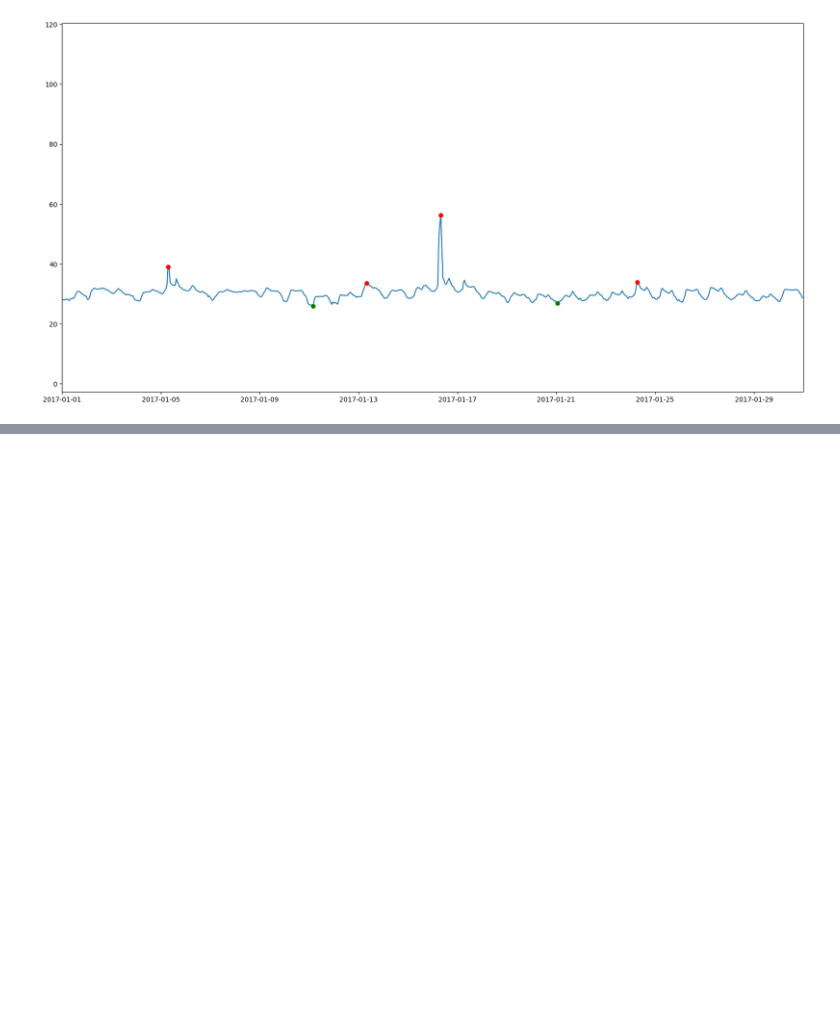
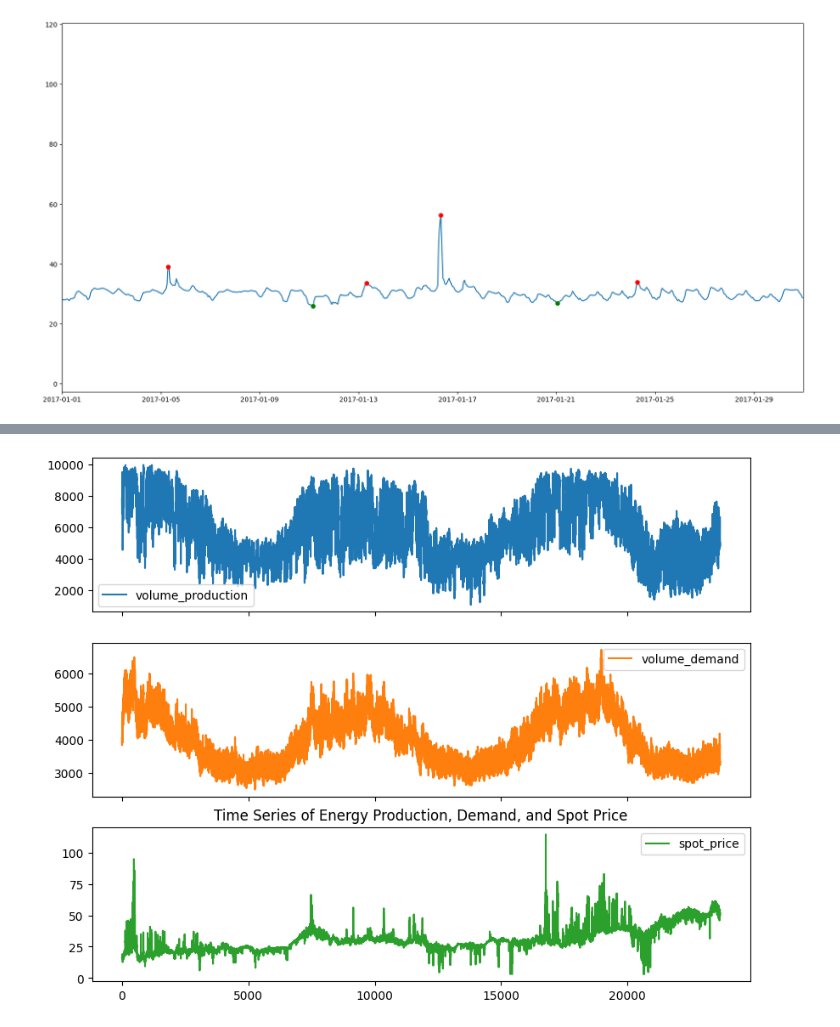
Before and after one commit to CPeti/Spot-price-prediction, a Jupyter notebook: exploration.ipynb, the cells around one changed output, grey strips where cells are left out. Cells and saved outputs as stored; diff of their text form; code cells hidden in the pictures; blank space fills up the shorter version.

```diff
--- a/exploration.ipynb
+++ b/exploration.ipynb
@@ -276,0 +312,6 @@ plt.show()
+# %%
+data[['volume_production', 'volume_demand', 'spot_price']].plot(subplots=True, figsize=(10, 8))
+plt.title('Time Series of Energy Production, Demand, and Spot Price')
+plt.show()
+# %% [output]
+[figure, added]
```
Also changed, not shown: parts of 37 cells of this notebook.
